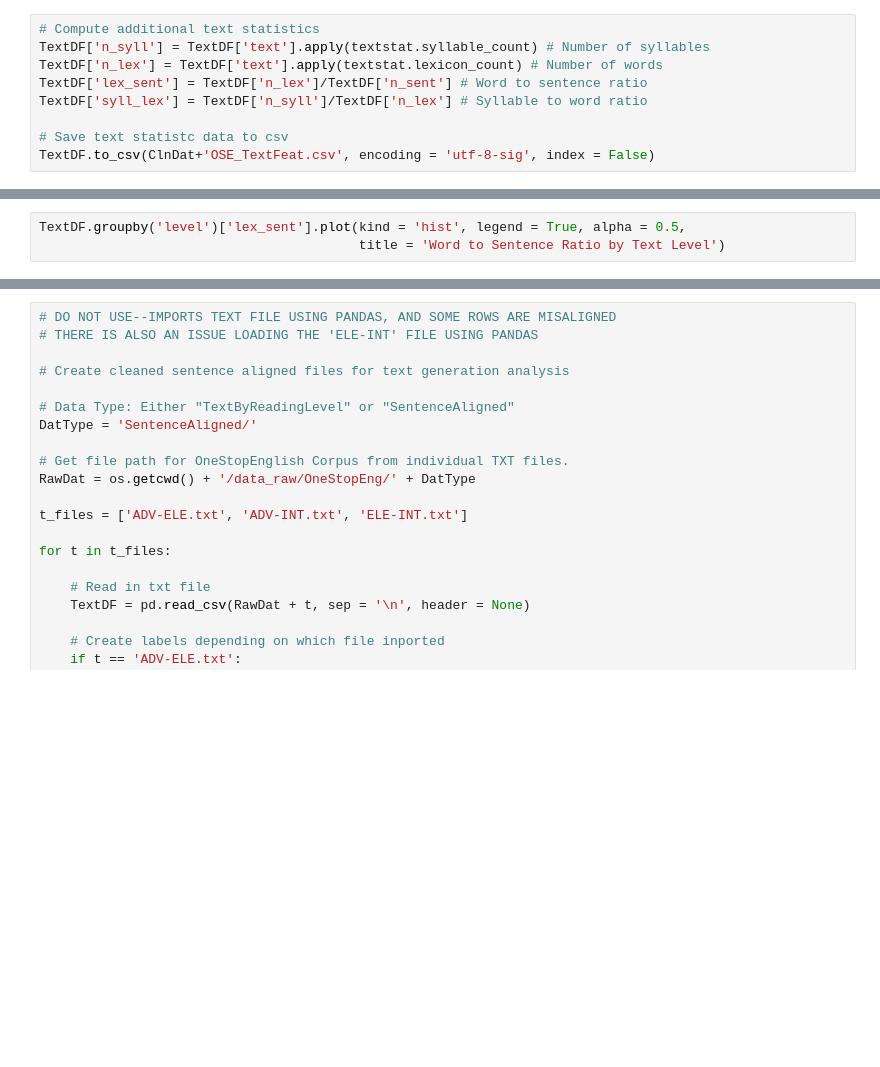
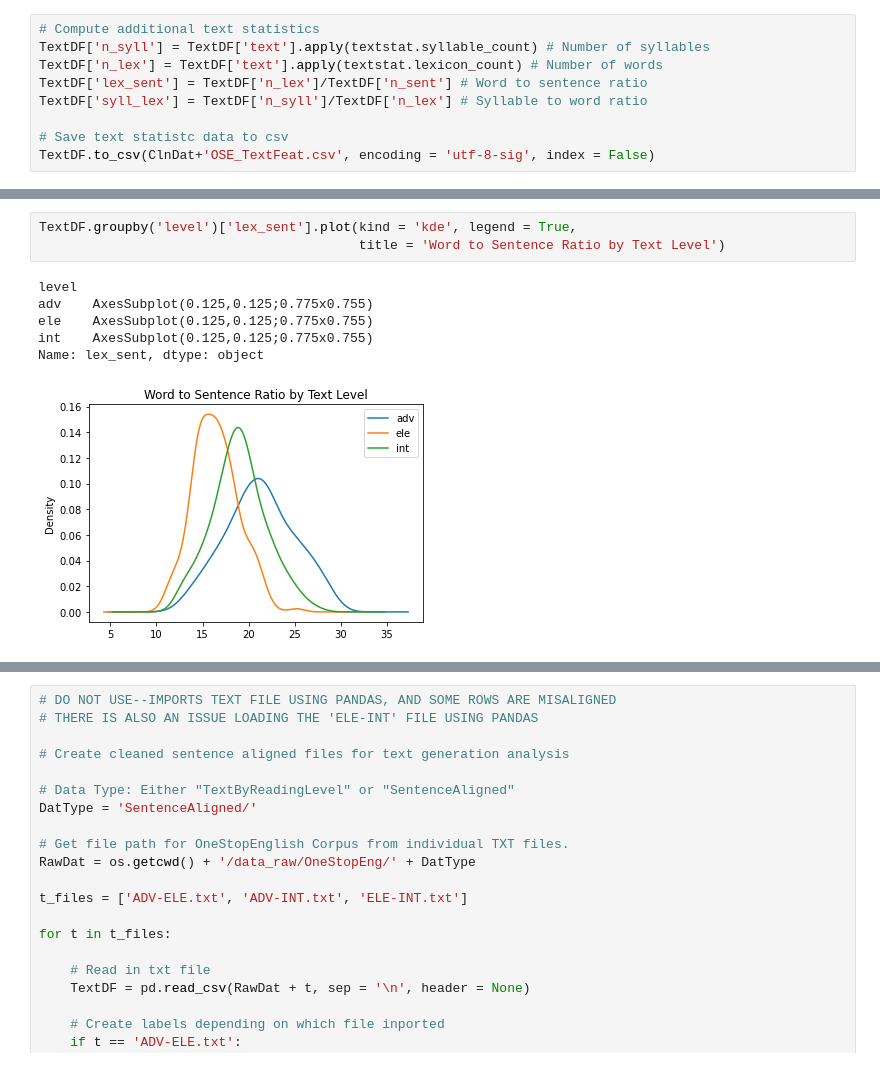
Before and after one commit to bernarddavid/SimplifyIT, a Jupyter notebook: scripts/OneStopEng_EDA.ipynb, the cells around one changed output, grey strips where cells are left out. Cells and saved outputs as stored; diff of their text form; blank space fills up the shorter version.

```diff
--- a/scripts/OneStopEng_EDA.ipynb
+++ b/scripts/OneStopEng_EDA.ipynb
@@ -141,4 +180,11 @@ TextDF.groupby('level')['n_lex'].plot(kind = 'hist', legend = True, alpha = 0.5,
 # %%
-TextDF.groupby('level')['lex_sent'].plot(kind = 'hist', legend = True, alpha = 0.5,
+TextDF.groupby('level')['lex_sent'].plot(kind = 'kde', legend = True,
                                          title = 'Word to Sentence Ratio by Text Level')
+# %% [output]
+level
+adv    AxesSubplot(0.125,0.125;0.775x0.755)
+ele    AxesSubplot(0.125,0.125;0.775x0.755)
+int    AxesSubplot(0.125,0.125;0.775x0.755)
+Name: lex_sent, dtype: object
+[figure, added]
 # %%
```
Also changed, not shown: parts of 15 cells of this notebook, 5 other files.
